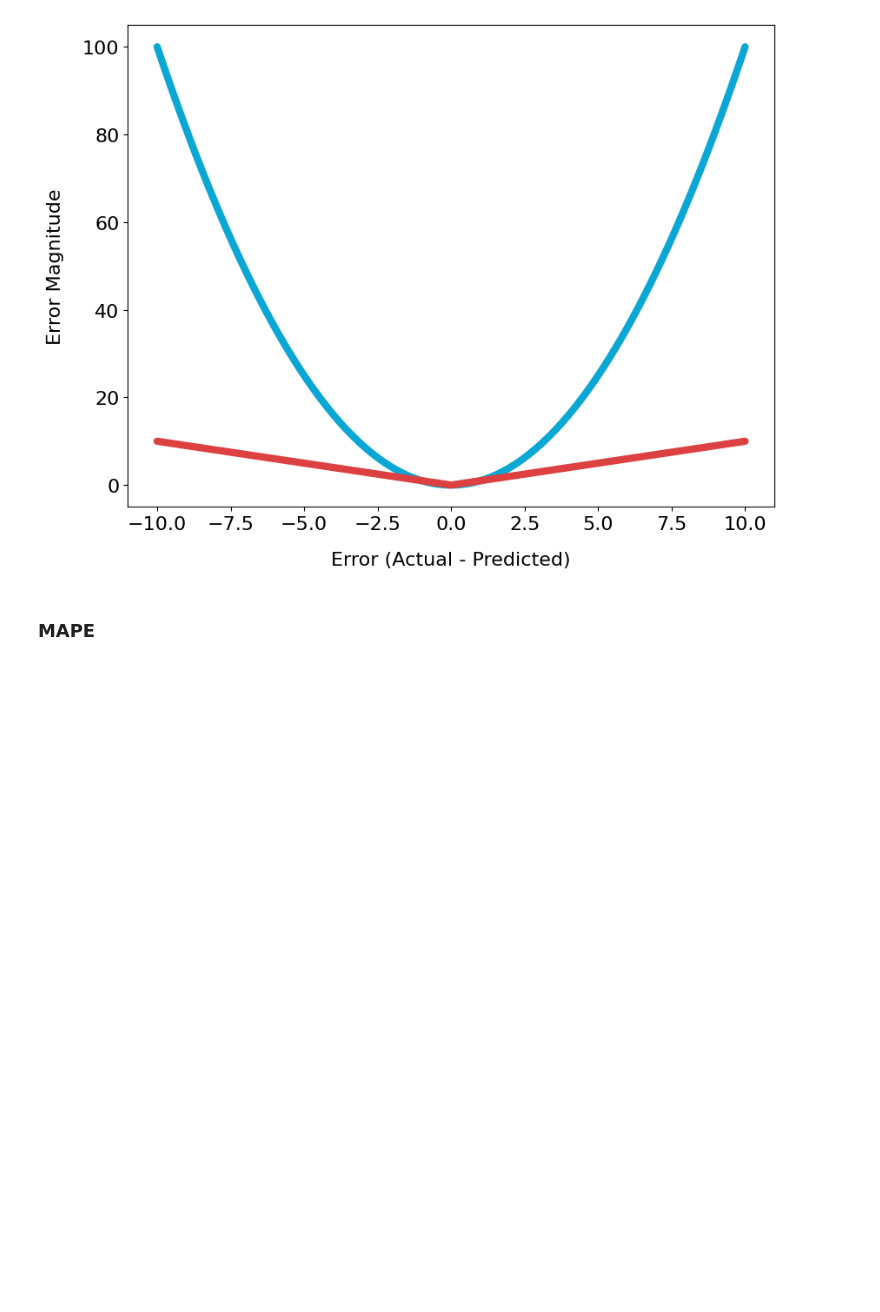
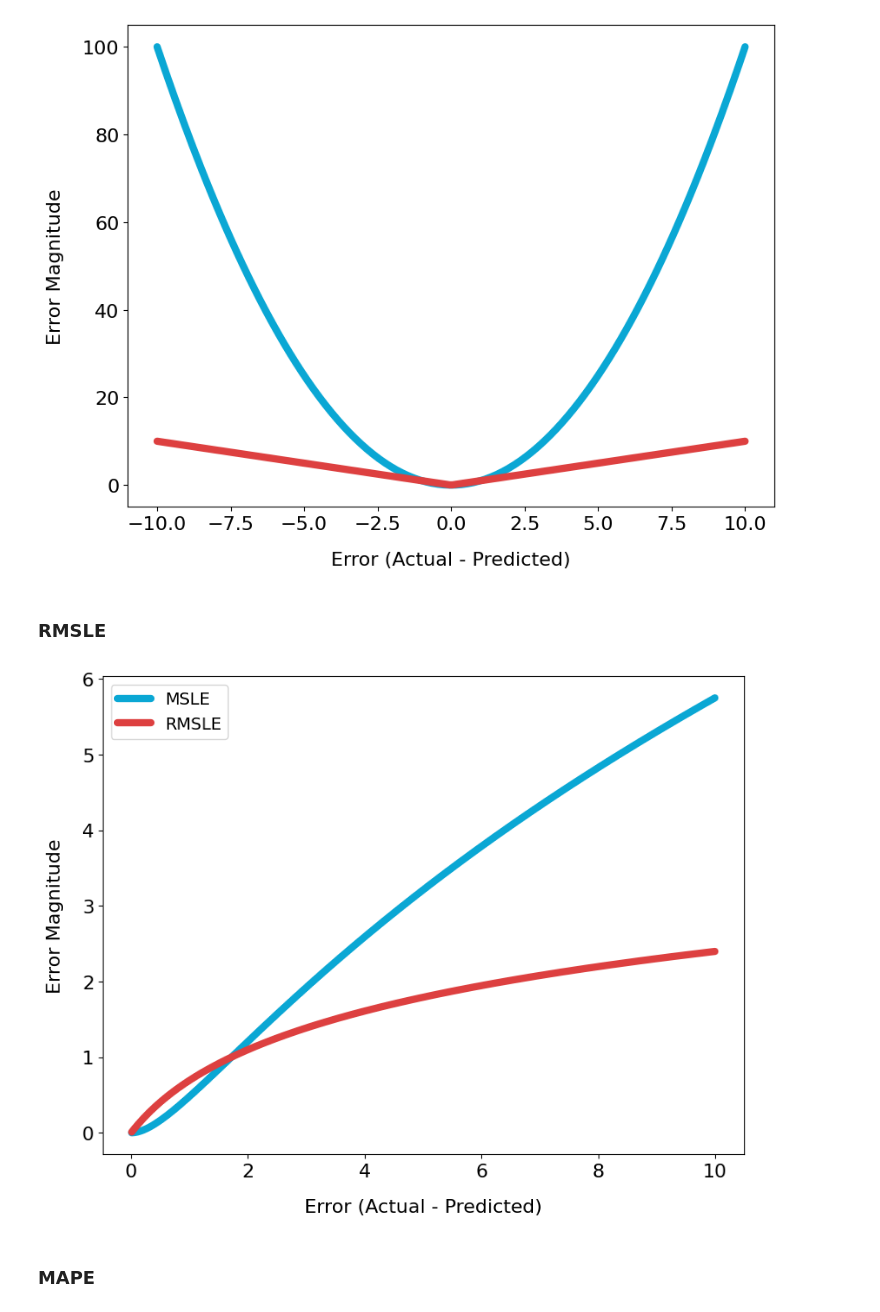
Before and after one commit to NannyML/The-Little-Book-of-ML-Metrics, a Jupyter notebook: notebooks/regression_plots.ipynb, the cells around one changed output. Cells and saved outputs as stored; diff of their text form; code cells hidden in the pictures; blank space fills up the shorter version.

Commit message:
RMSLE 2nd page completed

```diff
--- a/notebooks/regression_plots.ipynb
+++ b/notebooks/regression_plots.ipynb
@@ -281,6 +281,26 @@ plt.ylabel('Error Magnitude',fontsize=16)
 plt.show()
 # %% [output]
 [figure]
+# %% [markdown]
+### RMSLE
+# %%
+
+errors = np.linspace(0.01, 10, 200)  # Logarithm undefined for zero/negative values
+msle = (np.log1p(errors)) ** 2
+rmsle = np.sqrt(msle)
+
+
+fig, ax = plt.subplots(figsize=(6.4 * 1.5, 4.8 * 1.5))
+plt.plot(errors, msle, label='MSLE', linewidth=6, solid_capstyle='round', color=start_color)
+plt.plot(errors, rmsle, label='RMSLE', linewidth=6, solid_capstyle='round', color=end_color)
+
+plt.xlabel('Error (Actual - Predicted)', fontsize=16)
+plt.ylabel('Error Magnitude', fontsize=16)
+plt.legend(fontsize=14)
+
+plt.show()
+# %% [output]
+[figure, added]
 # %% [markdown]
 ### MAPE
 # %%
```
Also changed, not shown: 2 other files.
